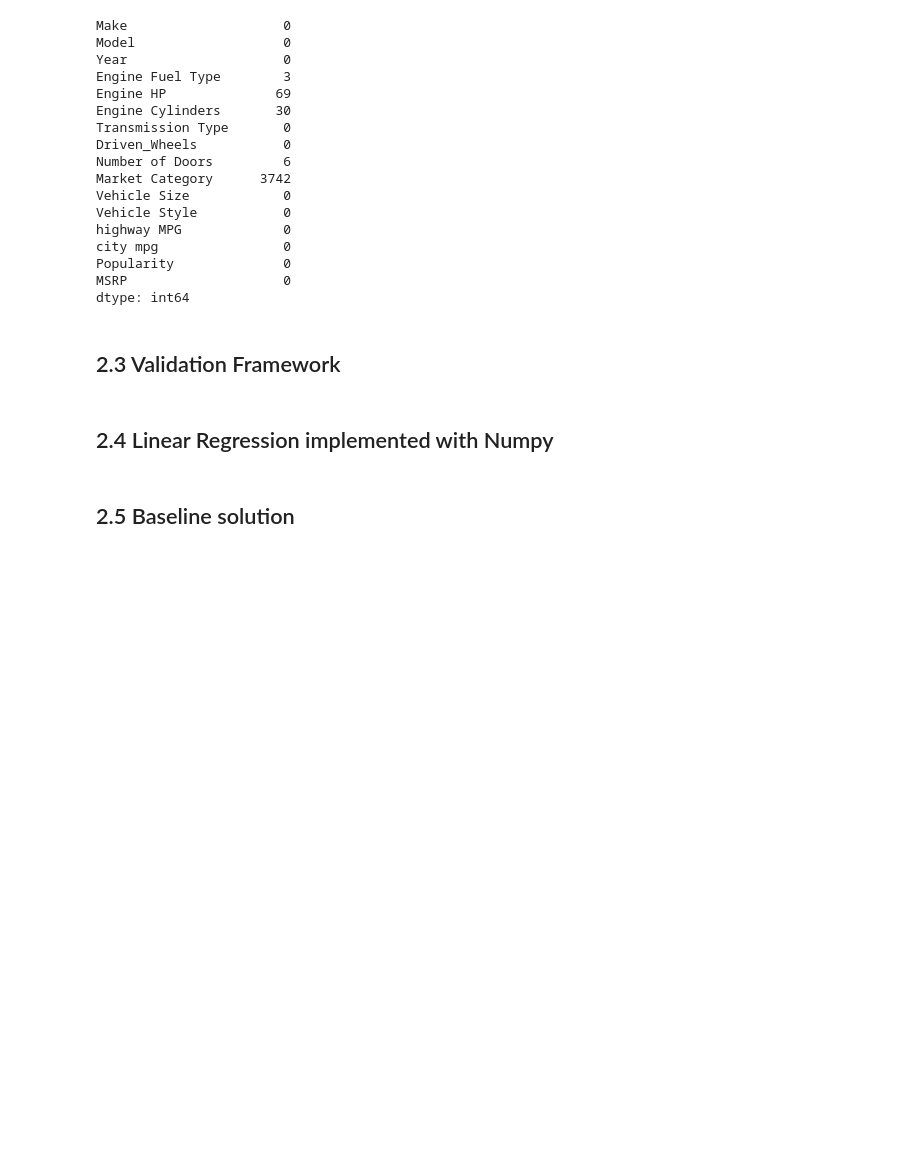
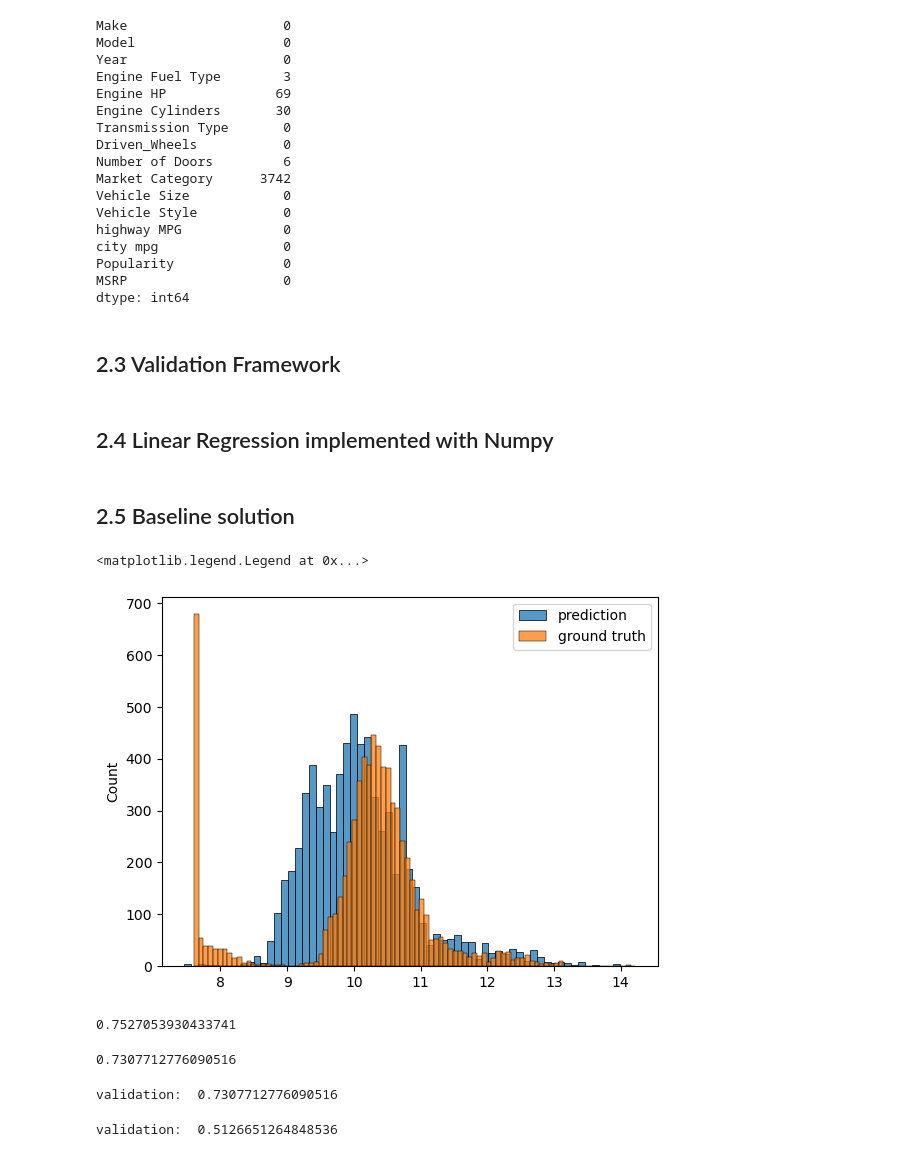
Before and after one commit to joelorellana/ML_BOOKCAMP, a Jupyter notebook: CHAPTER02_CAR_PRICE/CH2 Machine Learning for Regression.ipynb, the cells around one changed output. Saved outputs shown, nothing was run; the diff lists cells and outputs as text; code cells hidden in the pictures; blank space fills up the shorter version.

```diff
--- a/CHAPTER02_CAR_PRICE/CH2 Machine Learning for Regression.ipynb
+++ b/CHAPTER02_CAR_PRICE/CH2 Machine Learning for Regression.ipynb
@@ -114,3 +114,17 @@ df_num = df_train[base]
 # %%
 # dealing with null  values
 df_num = df_num.fillna(0)  # replace null values with 0
+# %%
+# convert dataframe to numpy array
+X_train = df_num.values
+w_0, w = train_linear_regression(X_train, y_train)
+# %%
+y_pred = w_0 + X_train.dot(w)
+# %%
+# compare predictions with ground truth
+sns.histplot(y_pred, label='prediction')
+sns.histplot(y_train, label='ground truth')
+plt.legend()
+# %% [output]
+<matplotlib.legend.Legend at 0x...>
+[figure, added]
@@ -116,0 +136,4 @@ df_num = df_num.fillna(0)  # replace null values with 0
+# %%
+rmse(y_train, y_pred)
+# %% [output]
+0.7527053930433741
@@ -116,0 +146,4 @@ df_num = df_num.fillna(0)  # replace null values with 0
+# %%
+rmse(y_val, y_pred)
+# %% [output]
+0.7307712776090516
@@ -116,0 +157,8 @@ df_num = df_num.fillna(0)  # replace null values with 0
+# %%
+X_train = prepare_X(df_train)
+w_0, w = train_linear_regression(X_train, y_train)
+X_val = prepare_X(df_val)
+y_pred = w_0 + X_val.dot(w)
+print('validation: ', rmse(y_val, y_pred))
+# %% [output]
+validation:  0.7307712776090516
@@ -116,0 +176,9 @@ df_num = df_num.fillna(0)  # replace null values with 0
+# %%
+# training a new model with age feature
+X_train = prepare_X(df_train)
+w_0, w = train_linear_regression(X_train, y_train)
+X_val = prepare_X(df_val)
+y_pred = w_0 + X_val.dot(w)
+print('validation: ', rmse(y_val, y_pred))
+# %% [output]
+validation:  0.5126651264848536
```
Also changed, not shown: parts of 17 cells of this notebook, 1 other file.
